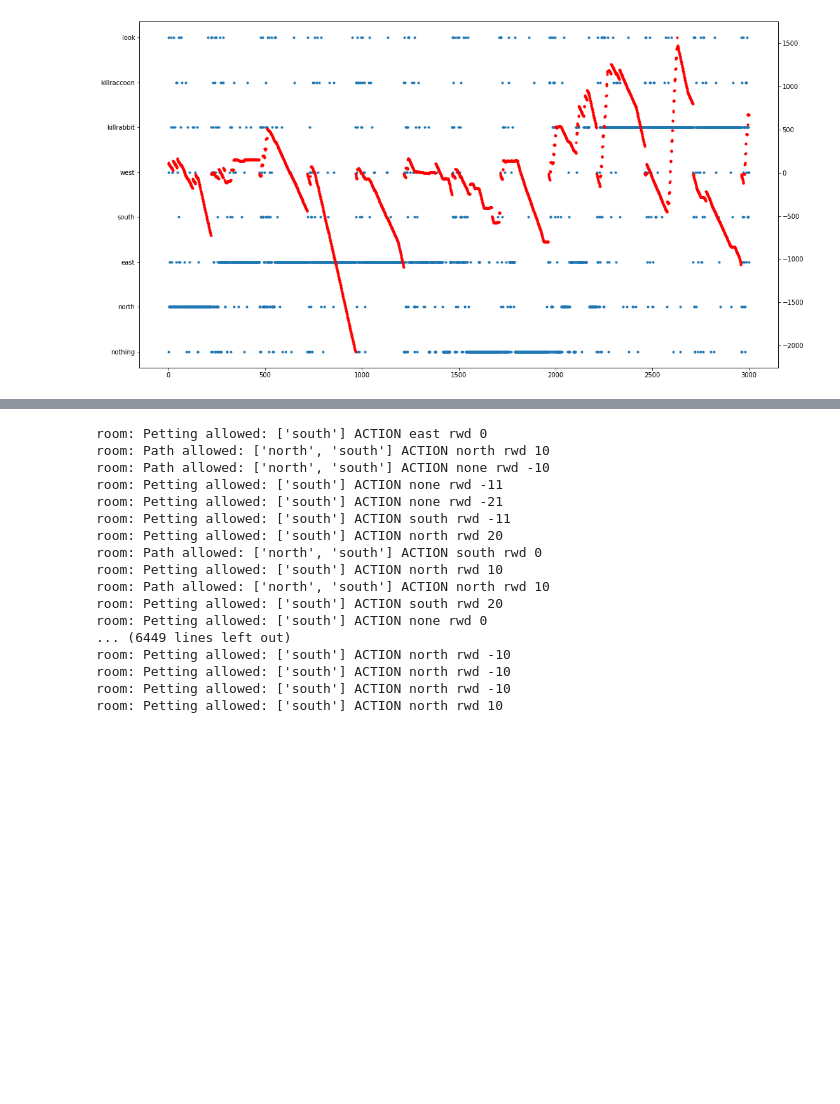
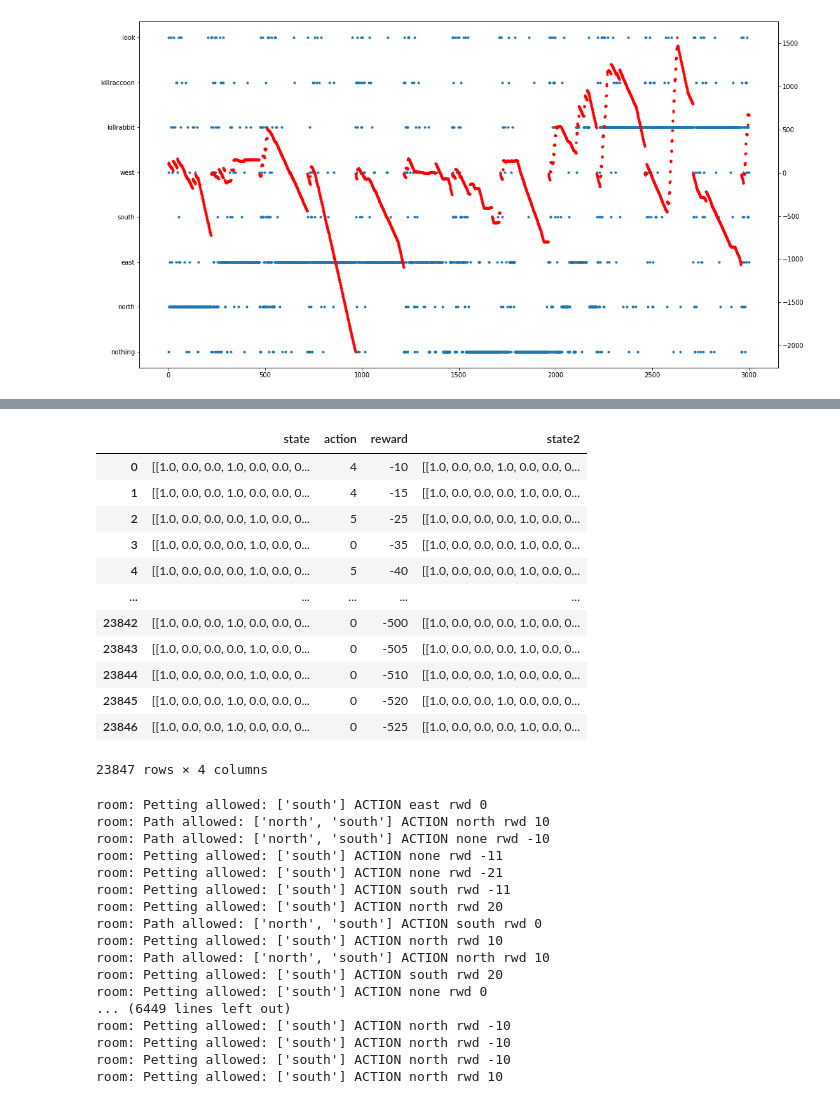
Before and after one commit to adrad/adrad.github.io, a Jupyter notebook: robot/action_memory_viewer.ipynb, the cells around one changed output, grey strips where cells are left out. Drawn from its saved outputs; the diff is of its cells as text; code cells hidden in the pictures; blank space fills up the shorter version.

```diff
--- a/robot/action_memory_viewer.ipynb
+++ b/robot/action_memory_viewer.ipynb
@@ -143,3 +138,19 @@ array([0.208, 0.   , 0.   , 0.   , 0.   , 1.   , 0.   , 0.   , 0.   ,
+# %%
+memorydf
+# %% [output]
+|  | state | action | reward | state2 |
+| 0 | [[1.0, 0.0, 0.0, 1.0, 0.0, 0.0, 0... | 4 | -10 | [[1.0, 0.0, 0.0, 1.0, 0.0, 0.0, 0... |
+| 1 | [[1.0, 0.0, 0.0, 1.0, 0.0, 0.0, 0... | 4 | -15 | [[1.0, 0.0, 0.0, 0.0, 1.0, 0.0, 0... |
+| 2 | [[1.0, 0.0, 0.0, 0.0, 1.0, 0.0, 0... | 5 | -25 | [[1.0, 0.0, 0.0, 0.0, 1.0, 0.0, 0... |
+| 3 | [[1.0, 0.0, 0.0, 0.0, 1.0, 0.0, 0... | 0 | -35 | [[1.0, 0.0, 0.0, 0.0, 1.0, 0.0, 0... |
+| 4 | [[1.0, 0.0, 0.0, 0.0, 1.0, 0.0, 0... | 5 | -40 | [[1.0, 0.0, 0.0, 0.0, 1.0, 0.0, 0... |
+| ... | ... | ... | ... | ... |
+| 23842 | [[1.0, 0.0, 0.0, 1.0, 0.0, 0.0, 0... | 0 | -500 | [[1.0, 0.0, 0.0, 0.0, 1.0, 0.0, 0... |
+| 23843 | [[1.0, 0.0, 0.0, 0.0, 1.0, 0.0, 0... | 0 | -505 | [[1.0, 0.0, 0.0, 0.0, 1.0, 0.0, 0... |
+| 23844 | [[1.0, 0.0, 0.0, 0.0, 1.0, 0.0, 0... | 0 | -510 | [[1.0, 0.0, 0.0, 1.0, 0.0, 0.0, 0... |
+| 23845 | [[1.0, 0.0, 0.0, 1.0, 0.0, 0.0, 0... | 0 | -520 | [[1.0, 0.0, 0.0, 1.0, 0.0, 0.0, 0... |
+| 23846 | [[1.0, 0.0, 0.0, 1.0, 0.0, 0.0, 0... | 0 | -525 | [[1.0, 0.0, 0.0, 0.0, 1.0, 0.0, 0... |
+23847 rows × 4 columns
 # %%
 #view all memory
 rlist=[]
```
Also changed, not shown: parts of 11 cells of this notebook, 29 other files.
